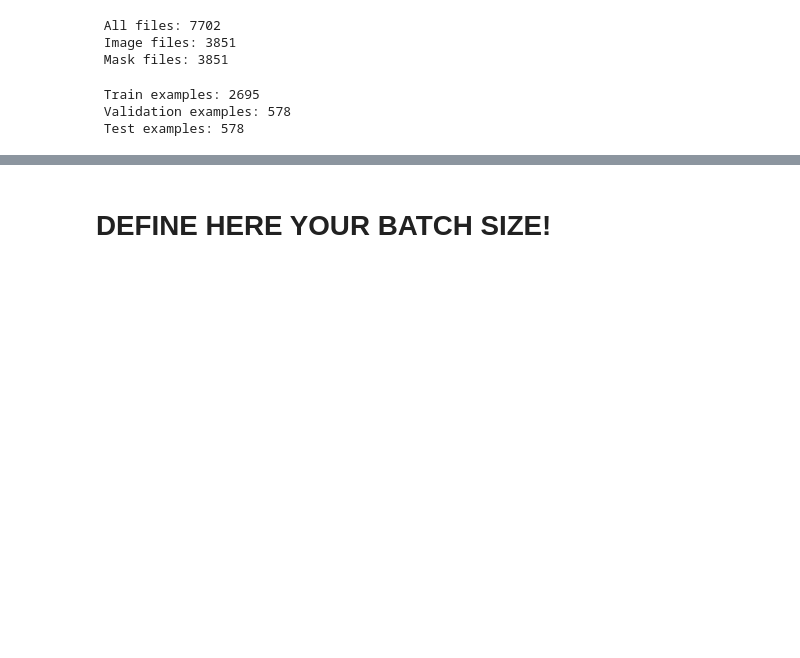
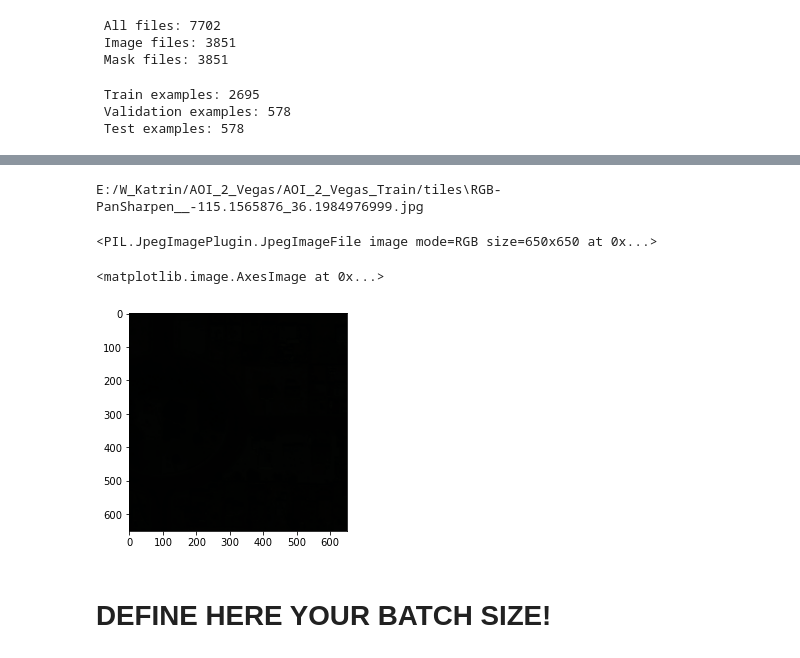
Before and after one commit to eagle20-k/InnovationLab, a Jupyter notebook: 1.0-Unet-Engineering_Katrins_Version.ipynb, the cells around one changed output, grey strips where cells are left out. Drawn from its saved outputs; the diff is of its cells as text; code cells hidden in the pictures; blank space fills up the shorter version.

```diff
--- a/1.0-Unet-Engineering_Katrins_Version.ipynb
+++ b/1.0-Unet-Engineering_Katrins_Version.ipynb
@@ -184,0 +189,30 @@ Found 10 validated image filenames.
+# %%
+print(df_files['img'].iloc[1, ])
+# %% [output]
+E:/W_Katrin/AOI_2_Vegas/AOI_2_Vegas_Train/tiles\RGB-PanSharpen__-115.1565876_36.1984976999.jpg
+# %%
+filename= 'E:\W_Katrin\AOI_2_Vegas\AOI_2_Vegas_Train\AOI_2_Vegas_processed\RGB-PanSharpen\RGB-PanSharpen__-115.1565876_36.1984976999.tif'
+
+import rasterio
+from osgeo import gdal
+raster = gdal.Open(filename)
+
+band1 = raster.GetRasterBand(1)
+rows = raster.RasterYSize
+cols = raster.RasterXSize
+
+b1_data = band1.ReadAsArray(0,0,cols, rows)
+b1_data
+raster.ReadAsArray(0,0,cols,rows)
+
+from PIL import Image
+
+im = Image.open("E:/W_Katrin/AOI_2_Vegas/AOI_2_Vegas_Train/tiles/RGB-PanSharpen__-115.2496026_36.1388276998.jpg")
+print(im)
+# %% [output]
+<PIL.JpegImagePlugin.JpegImageFile image mode=RGB size=650x650 at 0x...>
+# %%
+plt.imshow(img)
+# %% [output]
+<matplotlib.image.AxesImage at 0x...>
+[figure, added]
```
Also changed, not shown: parts of 18 cells of this notebook, 1 other file.
